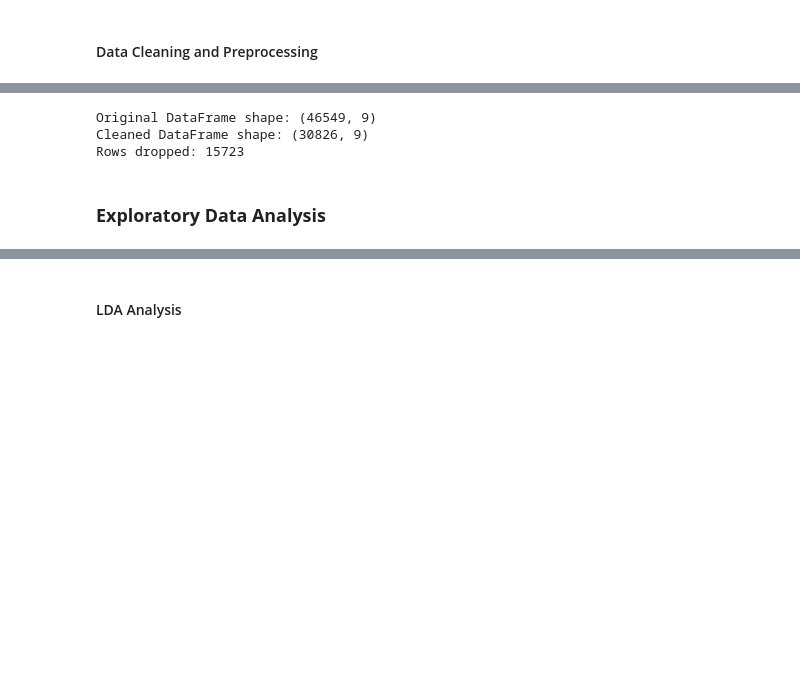
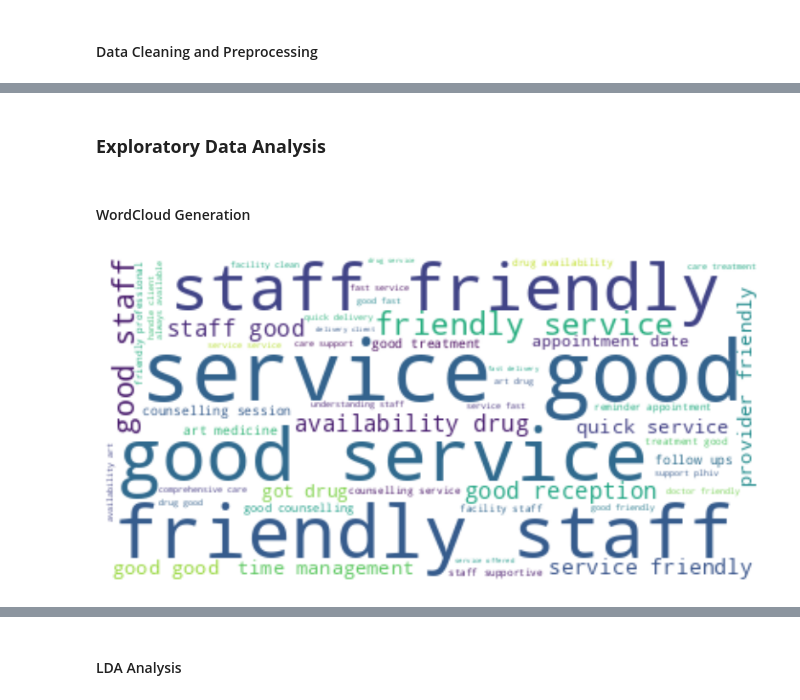
Before and after one commit to ogambamaria/mod5_tuda, a Jupyter notebook: tuda_100060.ipynb, the cells around one changed output, grey strips where cells are left out. Cells and saved outputs as stored; diff of their text form; code cells hidden in the pictures; blank space fills up the shorter version.

```diff
--- a/tuda_100060.ipynb
+++ b/tuda_100060.ipynb
@@ -77,7 +137,0 @@ dtype: object
-# %%
-# Calculate the percentage of null values in all columns
-percent_empty = {}
-for column in df.columns:
-    num_empty = df[column].isnull().sum()
-    percent_empty[column] = (num_empty / len(df)) * 100
-    print(f"{column}: {percent_empty[column]:.2f}%")
@@ -102,18 +138,8 @@ DataFrame shape after dropping columns: (46549, 9)
-# %%
-# Drop rows with null values
-threshold_percentage = 100
-threshold = len(df.columns) * (threshold_percentage / 100)
-
-data = df.dropna(thresh=threshold).copy()
-print("Original DataFrame shape:", df.shape)
-print("Cleaned DataFrame shape:", data.shape)
-
-rows_dropped = df.shape[0] - data.shape[0]
-print("Rows dropped:", rows_dropped)
-# %% [output]
-Original DataFrame shape: (46549, 9)
-Cleaned DataFrame shape: (30826, 9)
-Rows dropped: 15723
+# %%
+data['positive_feedback'] = data[['Positive feedback on services', 'Top 1-3 Positive aspects of care and treatment']].agg('. '.join, axis=1)
+data['negative_feedback'] = data[['Negative feedback on services', 'Top 1-3 Negative aspects of care and treatment']].agg('. '.join, axis=1)
+data['improvement_suggestions'] = data[['Suggestions for improving access to services', 'Positive aspects of facility to emulate', 'General suggestions for improvement']].agg('. '.join, axis=1)
+data.drop(['Positive feedback on services', 'Negative feedback on services', 'Suggestions for improving access to services', 'Positive aspects of facility to emulate', 'General suggestions for improvement', 'Top 1-3 Positive aspects of care and treatment', 'Top 1-3 Negative aspects of care and treatment'], axis=1, inplace=True)
 # %%
 # Data preprocessing using tokenization, normalizaiton, removal of stopwords, and lemmatization
 def preprocess_text(text):
@@ -127,9 +153,21 @@ def preprocess_text(text):
     tokens = [lemmatizer.lemmatize(token) for token in tokens]
     return ' '.join(tokens)
 
-text_columns = ['ServicesLiked', 'ServicesDisliked', 'ImprovementSuggestions', 'AccessImprovementSuggestions',
-                'PositiveObservations', 'GeneralImprovementSuggestions', 'AdditionalComments']
+text_columns = ['positive_feedback', 'negative_feedback', 'improvement_suggestions']
 for column in text_columns:
     data[column] = data[column].astype(str).apply(preprocess_text)
 # %% [markdown]
 ### **Exploratory Data Analysis**
+# %% [markdown]
+#### WordCloud Generation
+# %%
+# Generate a word cloud for the 'positive_feedback' column
+text = ' '.join(data['positive_feedback'].dropna())
+wordcloud = WordCloud(background_color='white').generate(text)
+
+plt.figure(figsize=(10,5))
+plt.imshow(wordcloud, interpolation='bilinear')
+plt.axis('off')
+plt.show()
+# %% [output]
+[figure, added]
```
Also changed, not shown: parts of 33 cells of this notebook, 1 other file.
